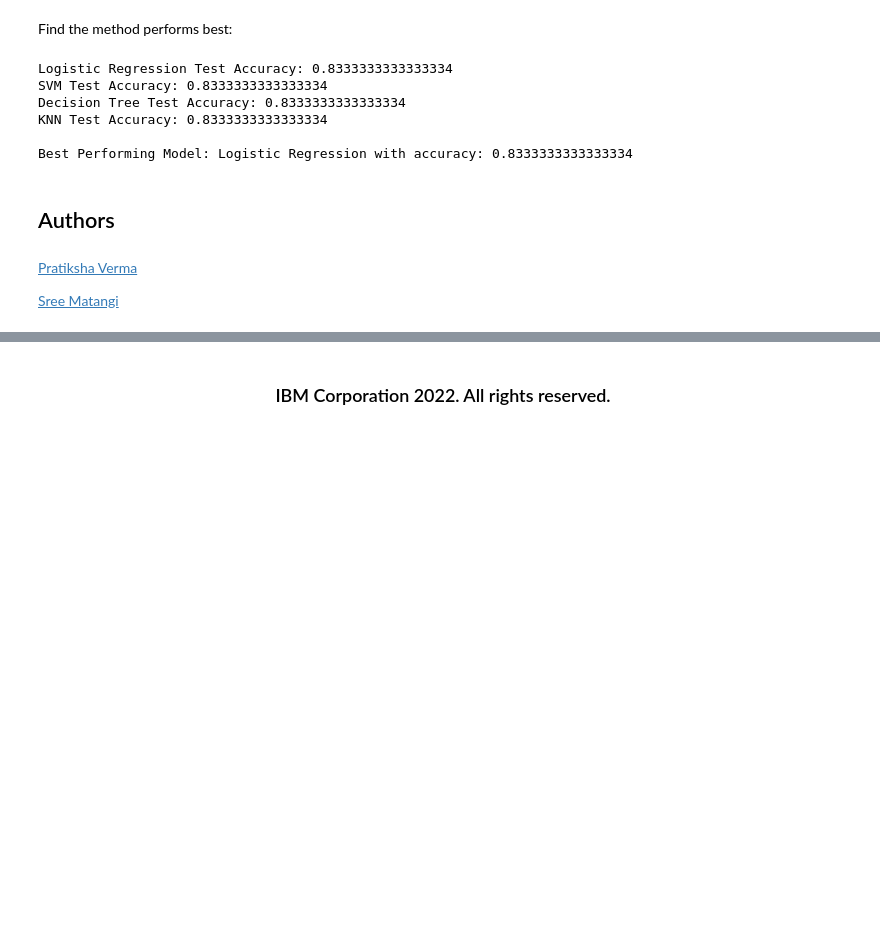
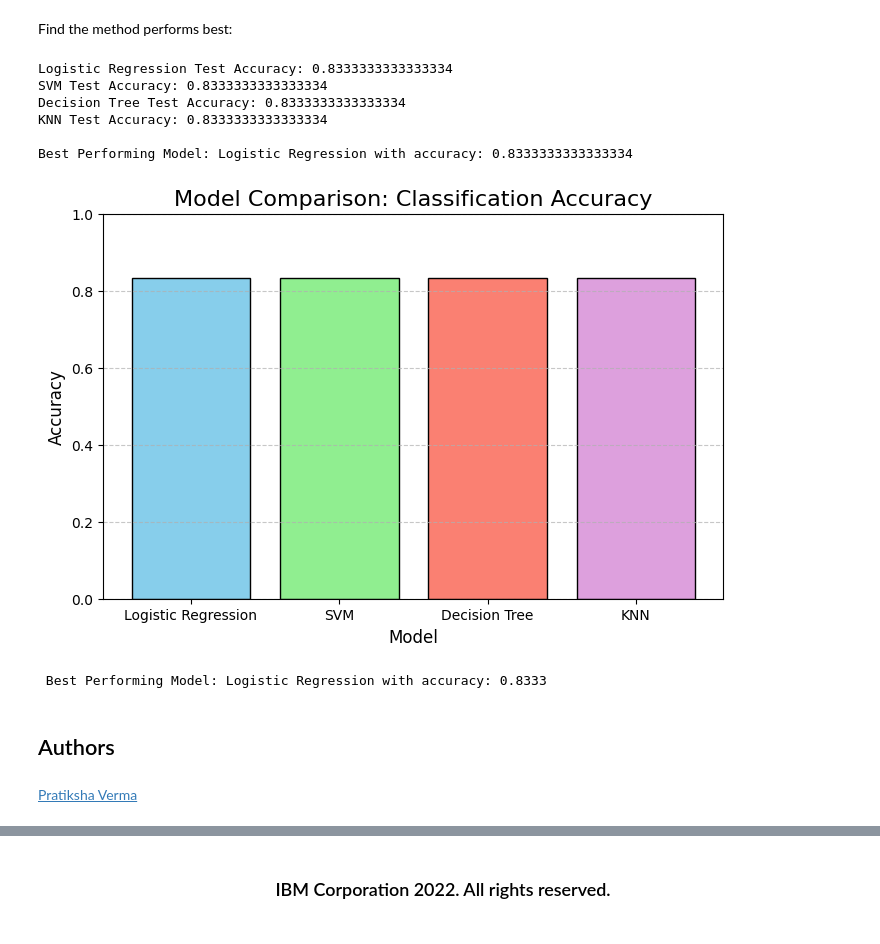
Before and after one commit to sreematangi04/IBM-Data-Science-Capstone, a Jupyter notebook: module 4/SpaceX_Machine Learning Prediction_Part_5.ipynb, the cells around one changed output, grey strips where cells are left out. Cells and saved outputs as stored; diff of their text form; code cells hidden in the pictures; blank space fills up the shorter version.

Commit message:
updated graphs in ml prediction file

```diff
--- a/module 4/SpaceX_Machine Learning Prediction_Part_5.ipynb
+++ b/module 4/SpaceX_Machine Learning Prediction_Part_5.ipynb
@@ -290,16 +298,16 @@ plot_confusion_matrix(Y_test,yhat)
 # %% [markdown]
 Create a decision tree classifier object then  create a  <code>GridSearchCV</code> object  <code>tree_cv</code> with cv = 10.  Fit the object to find the best parameters from the dictionary <code>parameters</code>.
 # %%
-parameters = {'criterion': ['gini', 'entropy'],
-     'splitter': ['best', 'random'],
-     'max_depth': [2*n for n in range(1,10)],
-     'max_features': ['auto', 'sqrt'],
-     'min_samples_leaf': [1, 2, 4],
-     'min_samples_split': [2, 5, 10]}
-
-tree = DecisionTreeClassifier()
+parameters = {
+    'criterion': ['gini', 'entropy'],
+    'splitter': ['best', 'random'],
+    'max_depth': [2*n for n in range(1, 10)],
+    'max_features': [None, 'sqrt'],  # fixed here
+    'min_samples_leaf': [1, 2, 4],
+    'min_samples_split': [2, 5, 10]
+}
 # %%
-tree = DecisionTreeClassifier()
-tree_cv = GridSearchCV(tree, params_fixed, cv=10)
+tree = DecisionTreeClassifier(random_state=2)
+tree_cv = GridSearchCV(tree, parameters, cv=10)
 tree_cv.fit(X_train, Y_train)
 # %% [output]
@@ -378,36 +386,60 @@ Find the method performs best:
 # %%
 acc_logreg = logreg_cv.score(X_test, Y_test)
 acc_svm = svm_cv.score(X_test, Y_test)
 acc_tree = tree_cv.score(X_test, Y_test)
 acc_knn = knn_cv.score(X_test, Y_test)
 
 print("Logistic Regression Test Accuracy:", acc_logreg)
 print("SVM Test Accuracy:", acc_svm)
 print("Decision Tree Test Accuracy:", acc_tree)
 print("KNN Test Accuracy:", acc_knn)
 
 accuracies = {
     "Logistic Regression": acc_logreg,
     "SVM": acc_svm,
     "Decision Tree": acc_tree,
     "KNN": acc_knn
 }
 
 best_model = max(accuracies, key=accuracies.get)
 print("\nBest Performing Model:", best_model, "with accuracy:", accuracies[best_model])
+
+
+# Dictionary of model accuracies
+accuracies = {
+    "Logistic Regression": acc_logreg,
+    "SVM": acc_svm,
+    "Decision Tree": acc_tree,
+    "KNN": acc_knn
+}
+
+# Plot bar chart
+plt.figure(figsize=(8, 5))
+plt.bar(accuracies.keys(), accuracies.values(), color=['skyblue', 'lightgreen', 'salmon', 'plum'], edgecolor='black')
+
+plt.title("Model Comparison: Classification Accuracy", fontsize=16)
+plt.xlabel("Model", fontsize=12)
+plt.ylabel("Accuracy", fontsize=12)
+plt.ylim(0, 1)
+plt.grid(axis='y', linestyle='--', alpha=0.7)
+plt.show()
+
+# Find best performing model
+best_model = max(accuracies, key=accuracies.get)
+print(f" Best Performing Model: {best_model} with accuracy: {accuracies[best_model]:.4f}")
 # %% [output]
 Logistic Regression Test Accuracy: 0.8333333333333334
 SVM Test Accuracy: 0.8333333333333334
 Decision Tree Test Accuracy: 0.8333333333333334
 KNN Test Accuracy: 0.8333333333333334
 
 Best Performing Model: Logistic Regression with accuracy: 0.8333333333333334
+[figure, added]
+ Best Performing Model: Logistic Regression with accuracy: 0.8333
 # %% [markdown]
 ## Authors
 # %% [markdown]
 [Pratiksha Verma](https://www.linkedin.com/in/pratiksha-verma-6487561b1/)
-
-[Sree Matangi](https://www.linkedin.com/in/sree-matangi-597942301/)
 # %% [markdown]
 <!--## Change Log--!>
 # %% [markdown]
```
Also changed, not shown: parts of 3 cells of this notebook.
